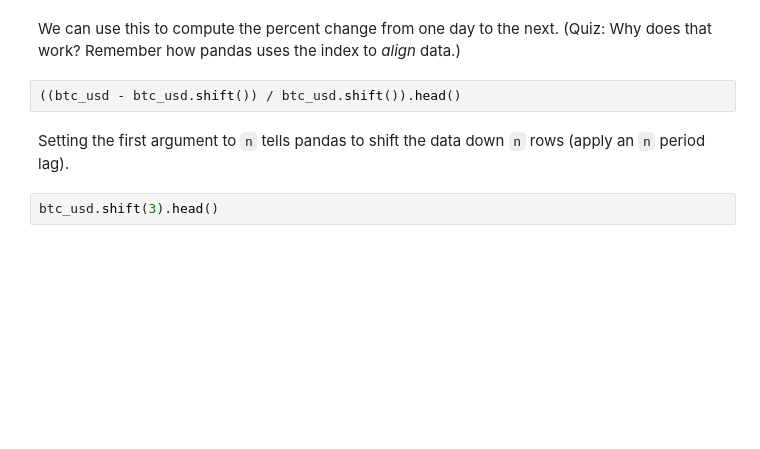
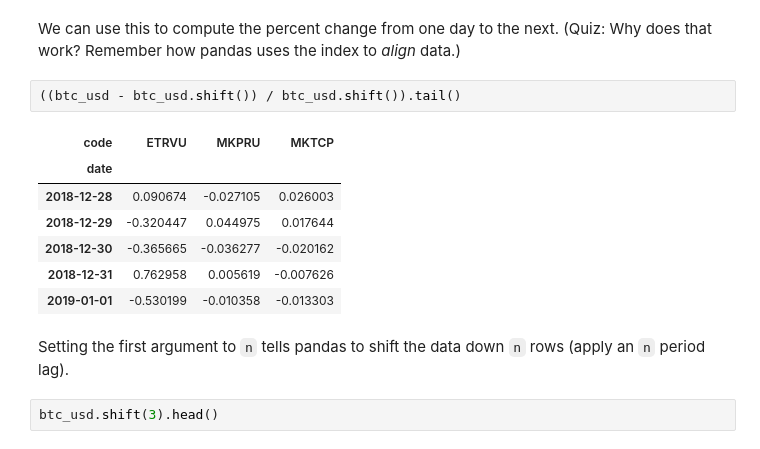
Before and after one commit to beauvilerobed/ds-ml-notes-projects-and-tutorials, a Jupyter notebook: projects/intro-to-economic-modeling-and-ds/working-with-data/time-series.ipynb, the cells around one changed output. Cells and saved outputs as stored; diff of their text form; blank space fills up the shorter version.

```diff
--- a/projects/intro-to-economic-modeling-and-ds/working-with-data/time-series.ipynb
+++ b/projects/intro-to-economic-modeling-and-ds/working-with-data/time-series.ipynb
@@ -258,7 +409,15 @@ We can use this to compute the percent change from one day to the next.
 (Quiz: Why does that work? Remember how pandas uses the index to *align*
 data.)
 # %%
-((btc_usd - btc_usd.shift()) / btc_usd.shift()).head()
+((btc_usd - btc_usd.shift()) / btc_usd.shift()).tail()
+# %% [output]
+| code | ETRVU | MKPRU | MKTCP |
+| date |  |  |  |
+| 2018-12-28 | 0.090674 | -0.027105 | 0.026003 |
+| 2018-12-29 | -0.320447 | 0.044975 | 0.017644 |
+| 2018-12-30 | -0.365665 | -0.036277 | -0.020162 |
+| 2018-12-31 | 0.762958 | 0.005619 | -0.007626 |
+| 2019-01-01 | -0.530199 | -0.010358 | -0.013303 |
 # %% [markdown]
 Setting the first argument to `n` tells pandas to shift the data down
 `n` rows (apply an `n` period lag).
```
Also changed, not shown: parts of 39 cells of this notebook.
